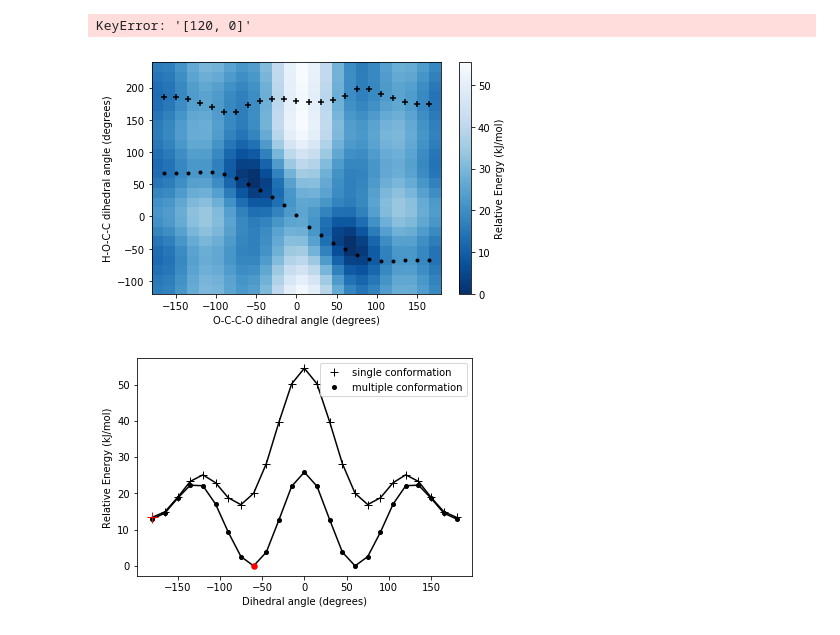
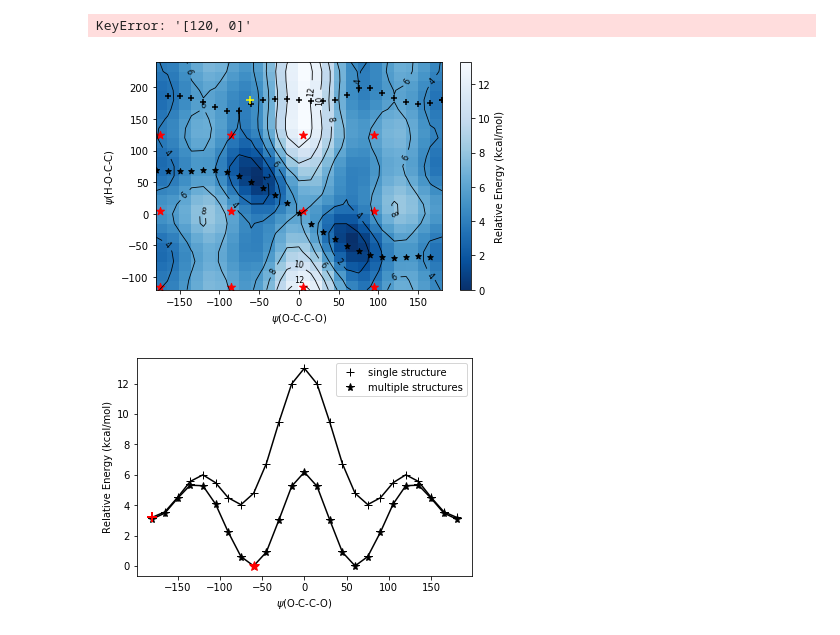
Before and after one commit to ChayaSt/ethylene_glycol, a Jupyter notebook: generate_figures.ipynb, the cells around one changed output. Cells and saved outputs as stored; diff of their text form; code cells hidden in the pictures.

Commit message:
updated README and figures

```diff
--- a/generate_figures.ipynb
+++ b/generate_figures.ipynb
@@ -12,6 +12,7 @@ import cmiles
 import fragmenter
 #import seaborn as sbn
 # %%
+HARTREE_2_KCAL = 627.5
 def get_energies_1d(dataset, index):
     """
     Collect energies and Lowdin-Wiberg bond orders from torsiondrive dataset
@@ -29,7 +30,7 @@ def get_energies_1d(dataset, index):
     """
     angles = np.arange(-165, 195, 15)
     td = dataset.get_record(index, specification='default')
-    final_energies =[td.get_final_energies(int(i))*HARTREE_2_KJMOL for i in angles]
+    final_energies =[td.get_final_energies(int(i))*HARTREE_2_KCAL for i in angles]
     final_energies.insert(0, final_energies[-1])
     final_energies = list(np.asarray(final_energies) - min(final_energies))
 
@@ -126,46 +127,66 @@ energy_matrix_1 = energy_matrix_1 - energy_matrix_1.min()
 # %% [output]
 KeyError: '[120, 0]'
 # %%
-shifted_angeles_1d_1 = []
+shifted_angels_1d_1 = []
 for a in angles_1d_1:
     if a[1] < 0:
-        shifted_angeles_1d_1.append((a[0], a[1] + 360))
+        shifted_angels_1d_1.append((a[0], a[1] + 360))
     else:
-        shifted_angeles_1d_1.append((a[0], a[1]))
+        shifted_angels_1d_1.append((a[0], a[1]))
+# %%
+# Get angles for initial conformations
+mol_1 = client.query_molecules(record_1d_1.initial_molecule)
+mol_12 = client.query_molecules(record_1d_12.initial_molecule)
+mol_1 = mol_1[0].dict(encoding='json')
+initial_angles = tuple(fragmenter.torsions.measure_dihedral_angle(d, mol_1['geometry']) for d in dih)
+
+mol_12s = [m.dict(encoding='json') for m in mol_12]
+dihs_initial_12 = []
+for mol in mol_12s:
+    dihs_initial_12.append(tuple(fragmenter.torsions.measure_dihedral_angle(d, mol['geometry']) for d in dih))
 # %%
 angles_x = [-180, -165, -150, -135, -120, -105,  -90,  -75,  -60,  -45,  -30,  -15,
           0,   15,   30,   45,   60,   75,   90,  105,  120,  135,  150,
         165, 180]
 angles_y = [ -120, -105,  -90,  -75,  -60,  -45,  -30,  -15,
           0,   15,   30,   45,   60,   75,   90,  105,  120,  135,  150,
         165, 180, 195, 210, 225, 240]
 
+fig, ax = plt.subplots()
 x=np.unique(angles_x)
 y=np.unique(angles_y)
-Y,X = np.meshgrid(y,x)
+X, Y= np.meshgrid(x,y, indexing='ij')
 
-color_map = plt.pcolormesh(X, Y, energy_matrix_12, cmap='Blues_r', label='Energy (kJ/mol)')
+color_map = ax.pcolormesh(X, Y, energy_matrix_12, cmap='Blues_r', label='Energy (kJ/mol)')
+CS = ax.contour(X, Y, energy_matrix_12, colors='black', linewidths=0.8)
+ax.clabel(CS, inline=1, fontsize=8, fmt='%1.f')
 
-plt.scatter(np.asanyarray(angles_1d_12_lower)[:, 0][1:-1], np.asanyarray(angles_1d_12_lower)[:, 1][1:-1], color='black',
-            label='multiple starting conformations', marker='.')
-plt.scatter(np.asanyarray(angles_1d_1)[:, 0][1:-1], np.asanyarray(shifted_angeles_1d_1)[:, 1][1:-1], color='black',
-            label='single starting conformations', marker='+')
-#plt.scatter(np.asanyarray(angles_1d_1)[:, 0], np.asanyarray(angles_1d_1)[:, 1], color='black',
+ax.scatter(np.asanyarray(angles_1d_12_lower)[:, 0], np.asanyarray(angles_1d_12_lower)[:, 1], color='black',
+            label='multiple starting conformations', marker='*', s=35)
+ax.scatter(np.asanyarray(angles_1d_1)[:, 0], np.asanyarray(shifted_angels_1d_1)[:, 1], color='black',
+            label='single starting conformations', marker='+', s=35)
+ax.scatter(initial_angles[0], initial_angles[1]+360, color='yellow', marker='+', s=70)
+#           marker='+', s=40)
+
+ax.scatter(np.asanyarray(dihs_initial_12)[:, 0], np.asanyarray(dihs_initial_12)[:, 1],
+           color='red', marker= '*', s=70)
+#            label='multiple starting conformations', marker='*', s=40)
 #            label='single starting conformations')
 
-
-cbr = plt.colorbar(color_map)
-cbr.set_label('Relative Energy (kJ/mol)')
-plt.xlabel('O-C-C-O dihedral angle (degrees)')
-plt.ylabel('H-O-C-C dihedral angle (degrees)')
+plt.xlim(-180, 180)
+plt.ylim(-120, 240)
+cbr = fig.colorbar(color_map)
+cbr.set_label('Relative Energy (kcal/mol)')
+ax.set_xlabel(r'$\psi$(O-C-C-O)')
+ax.set_ylabel(r'$\psi$(H-O-C-C)')
 #plt.legend()
 #plt.legend(bbox_to_anchor=[1.6,1])
-plt.tight_layout()
-plt.savefig('eg_heatmap_1d_mapped.pdf');
+fig.tight_layout()
+fig.savefig('heatmap.pdf');
 #plt.ylim(-80, 80)
 #plt.xlim(-180, -50)
 # %% [output]
-[figure, old version]
+[figure, new version]
 # %%
 # Save conformers of 1D 12 scan for rendering in pymol
 oemols = [cmiles.utils.mol_from_json(i) for i in conformers_1d_12]
@@ -182,23 +203,23 @@ for mol in oemols:
 # %%
 plt.plot(angles_x, final_energies_all[:25], color='black')
 plt.plot(angles_x, final_energies_all[:25], '+', color='black', markersize=8,
-         label='single conformation')
+         label='single structure')
 plt.plot(angles_x, final_energies_all[25:], color='black')
 
-plt.plot(angles_x, final_energies_all[25:], '.', color='black', markersize=8,
-         label='multiple conformation')
+plt.plot(angles_x, final_energies_all[25:], '*', color='black', markersize=8,
+         label='multiple structures')
 
 #plt.plot(angles_x[8], final_energies_all[25+8], '.', color='yellow', markersize=11, )
 #plt.plot(angles_x[0], final_energies_all[0], '+', color='yellow', markersize=11, )
 
-plt.plot(angles_x[8], final_energies_all[25+8], '.', color='red', markersize=11, )
-plt.plot(angles_x[0], final_energies_all[0], '+', color='red', markersize=11, )
+plt.plot(angles_x[8], final_energies_all[25+8], '*', color='red', markersize=10)
+plt.plot(angles_x[0], final_energies_all[0], '+', color='red', markersize=10, markeredgewidth=2)
 
 #plt.legend(bbox_to_anchor=[1,1])
 plt.legend()
-plt.xlabel('Dihedral angle (degrees)')
-plt.ylabel('Relative Energy (kJ/mol)');
+plt.xlabel(r'$\psi$(O-C-C-O)')
+plt.ylabel('Relative Energy (kcal/mol)');
 #plt.tight_layout()
 plt.savefig('one_d_scans.pdf')
 # %% [output]
-[figure, old version]
+[figure, new version]
```
Also changed, not shown: parts of 2 cells of this notebook, 4 other files.
